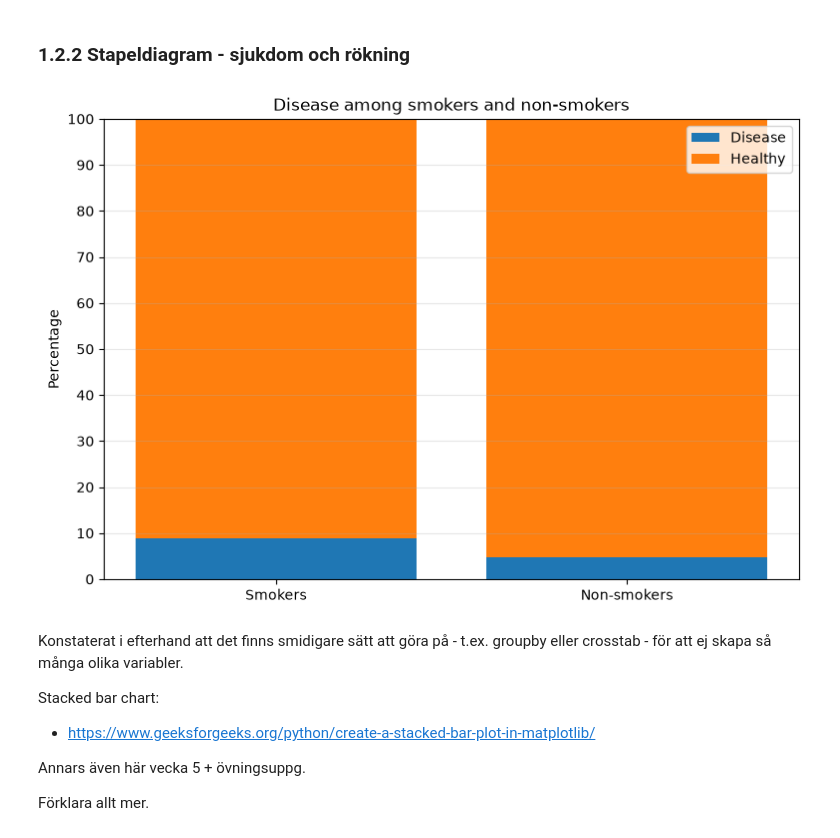
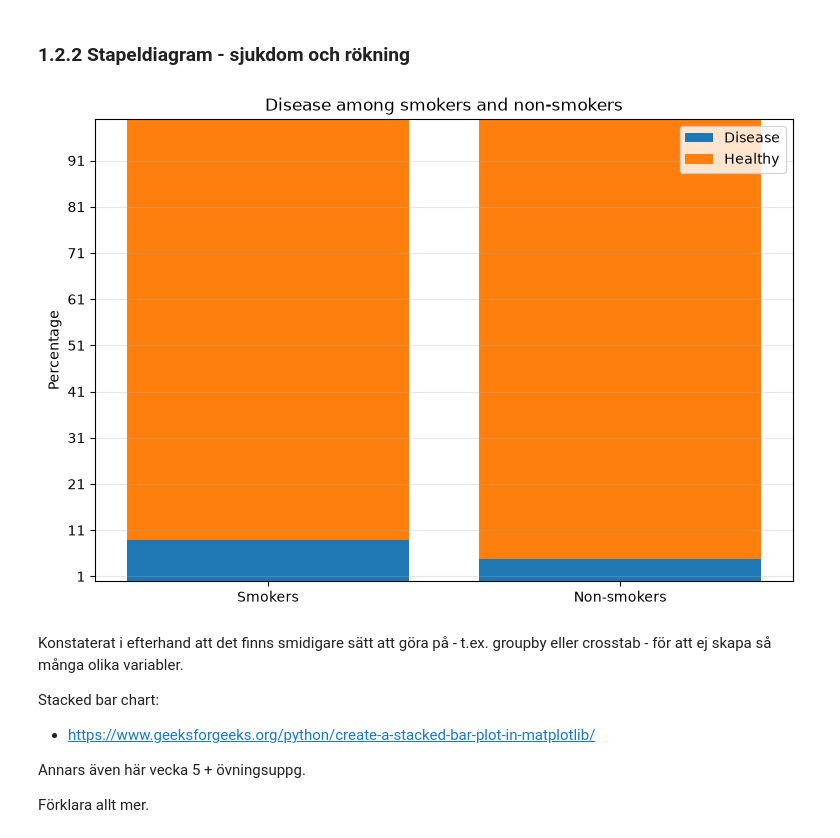
Before and after one commit to wilolel/health-study-project, a Jupyter notebook: notebooks/del1.ipynb, the cells around one changed output. Drawn from its saved outputs; the diff is of its cells as text; code cells hidden in the pictures.

```diff
--- a/notebooks/del1.ipynb
+++ b/notebooks/del1.ipynb
@@ -82,38 +82,40 @@ Förklara diagrammet, specificera källa
 smoker_disease = df.loc[(df["smoker"] == "Yes") & (df["disease"] == 1)]
 smoker_healthy = df.loc[(df["smoker"] == "Yes") & (df["disease"] == 0)]
 
 non_smoker_disease = df.loc[(df["smoker"] == "No") & (df["disease"] == 1)]
 non_smoker_healthy = df.loc[(df["smoker"] == "No") & (df["disease"] == 0)]
 
 total_smokers = (df["smoker"] == "Yes").sum()
 total_non_smokers = (df["smoker"] == "No").sum()
 
 smoker_disease_pct = len(smoker_disease) / total_smokers * 100
 smoker_healthy_pct = len(smoker_healthy) / total_smokers * 100
 
 non_smoker_disease_pct = len(non_smoker_disease) / total_non_smokers * 100
 non_smoker_healthy_pct = len(non_smoker_healthy) / total_non_smokers * 100
 
 groups = ["Smokers", "Non-smokers"]
 healthy = [smoker_healthy_pct, non_smoker_healthy_pct]
 disease = [smoker_disease_pct, non_smoker_disease_pct]
 
 fig, ax = plt.subplots(figsize=(9, 6))
 
 ax.bar(groups, disease, label="Disease", color="tab:blue")
 ax.bar(groups, healthy, bottom=disease, label="Healthy", color="tab:orange")
 
 ax.grid(True, axis="y", alpha=0.3)
-ax.set_ylim(0, 100)
-ax.set_yticks(range(0, 101, 10))
-ax.set_title("Disease among smokers and non-smokers")
-ax.set_ylabel("Percentage")
+ax.set(
+    title="Disease among smokers and non-smokers",
+    ylabel="Percentage",
+    ylim=(0, 100),
+    yticks=(range(1, 101, 10))
+)
 
 ax.legend()
 
 plt.show()
 # %% [output]
-[figure, old version]
+[figure, new version]
 # %% [markdown]
 Konstaterat i efterhand att det finns smidigare sätt att göra på - t.ex. groupby eller crosstab - för att ej skapa så många olika variabler.
 
```
Also changed, not shown: parts of 1 cell of this notebook.
